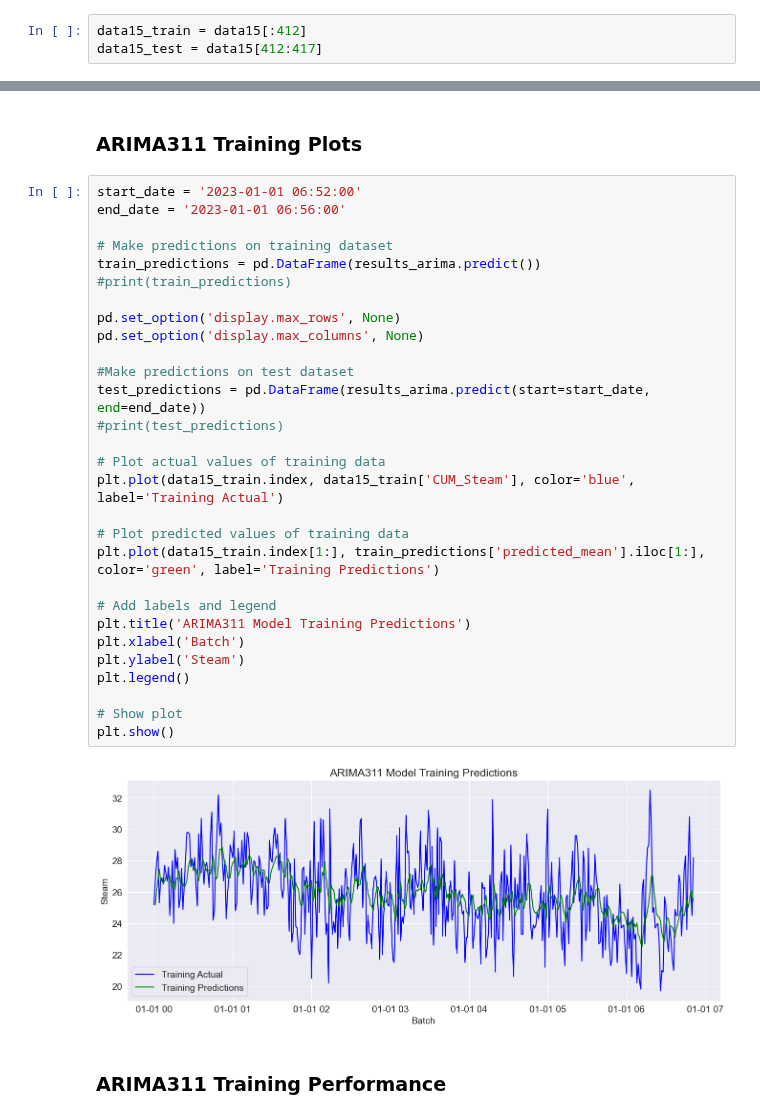
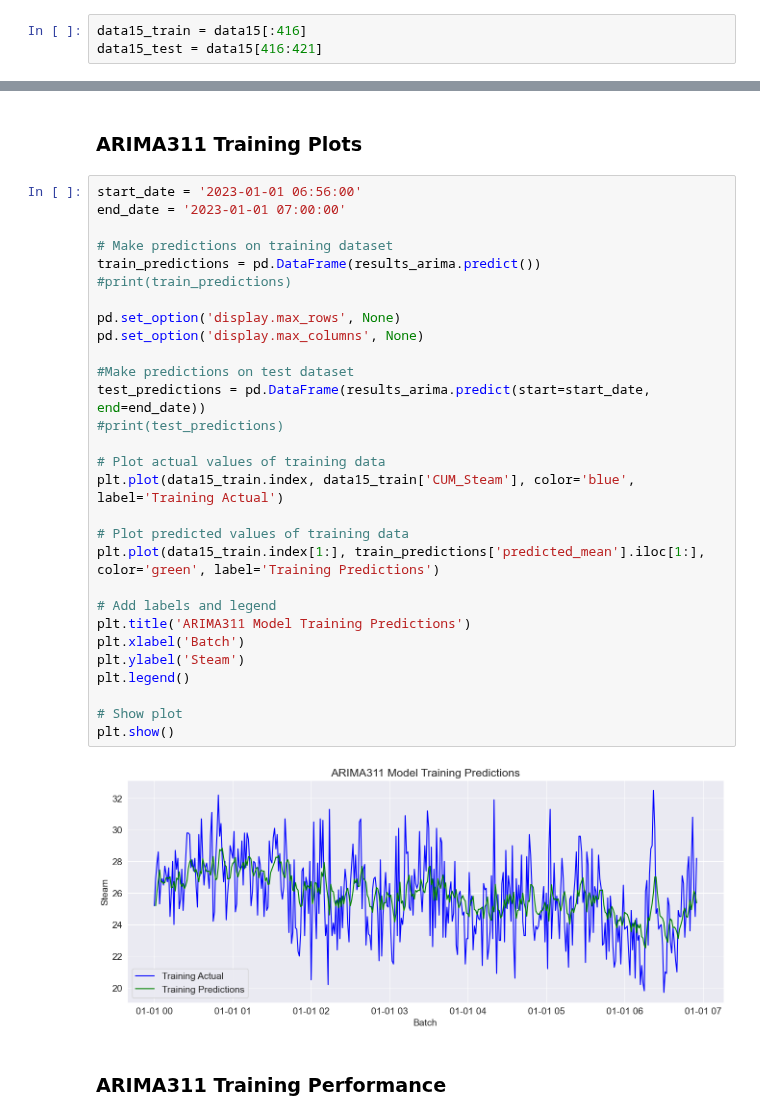
Before and after one commit to DaviesHub/linear_timeseries_analysis, a Jupyter notebook: Dig15LinearAnalysis.ipynb, the cells around one changed output, grey strips where cells are left out. Saved outputs shown, nothing was run; the diff lists cells and outputs as text.

```diff
--- a/Dig15LinearAnalysis.ipynb
+++ b/Dig15LinearAnalysis.ipynb
@@ -75,6 +66,6 @@ data15.head()
 # %%
-data15_train = data15[:412]
-data15_test = data15[412:417]
+data15_train = data15[:416]
+data15_test = data15[416:421]
 # %%
 data15_train.tail()
 # %% [output]
@@ -151,36 +166,36 @@ Warnings:
 # %% [markdown]
 ### ARIMA311 Training Plots
 # %%
-start_date = '2023-01-01 06:52:00'
-end_date = '2023-01-01 06:56:00'
+start_date = '2023-01-01 06:56:00'
+end_date = '2023-01-01 07:00:00'
 
 # Make predictions on training dataset
 train_predictions = pd.DataFrame(results_arima.predict())
 #print(train_predictions)
 
 pd.set_option('display.max_rows', None)
 pd.set_option('display.max_columns', None)
 
 #Make predictions on test dataset
 test_predictions = pd.DataFrame(results_arima.predict(start=start_date, end=end_date))
 #print(test_predictions)
 
 # Plot actual values of training data
 plt.plot(data15_train.index, data15_train['CUM_Steam'], color='blue', label='Training Actual')
 
 # Plot predicted values of training data
 plt.plot(data15_train.index[1:], train_predictions['predicted_mean'].iloc[1:], color='green', label='Training Predictions')
 
 # Add labels and legend
 plt.title('ARIMA311 Model Training Predictions')
 plt.xlabel('Batch')
 plt.ylabel('Steam')
 plt.legend()
 
 # Show plot
 plt.show()
 # %% [output]
-[figure, old version]
+[figure, new version]
 # %% [markdown]
 ### ARIMA311 Training Performance
 # %%
```
Also changed, not shown: parts of 30 cells of this notebook, 2 other files.
